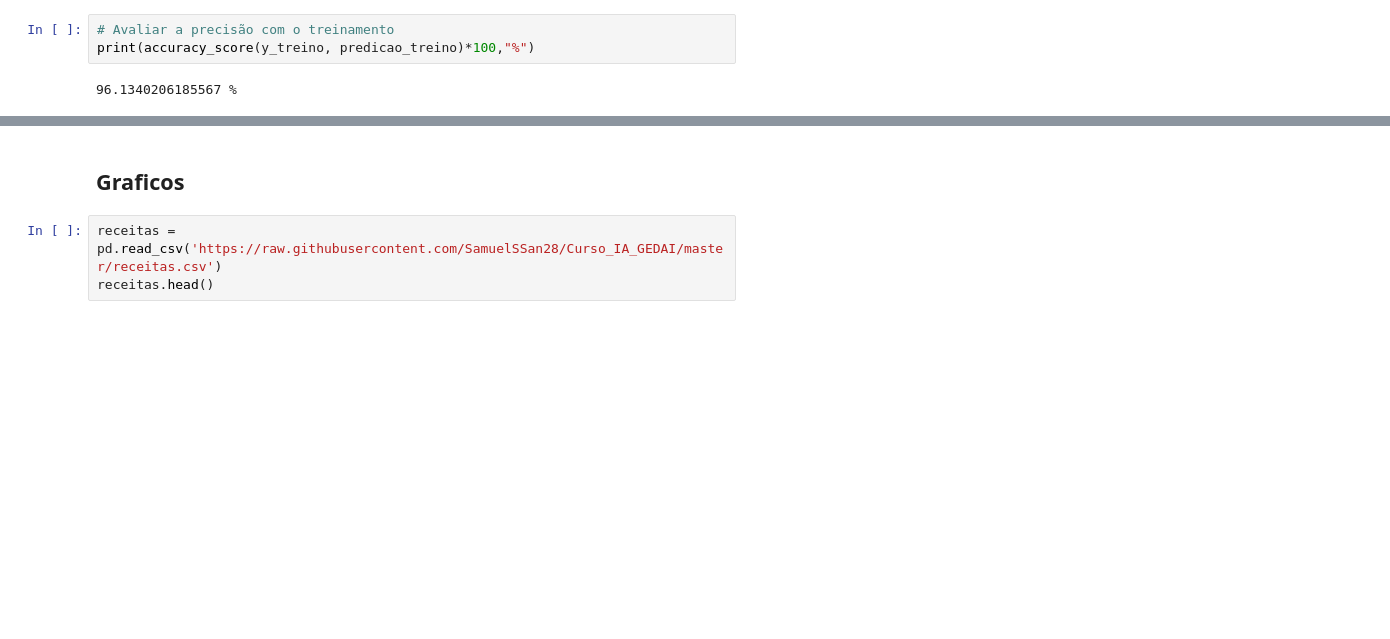
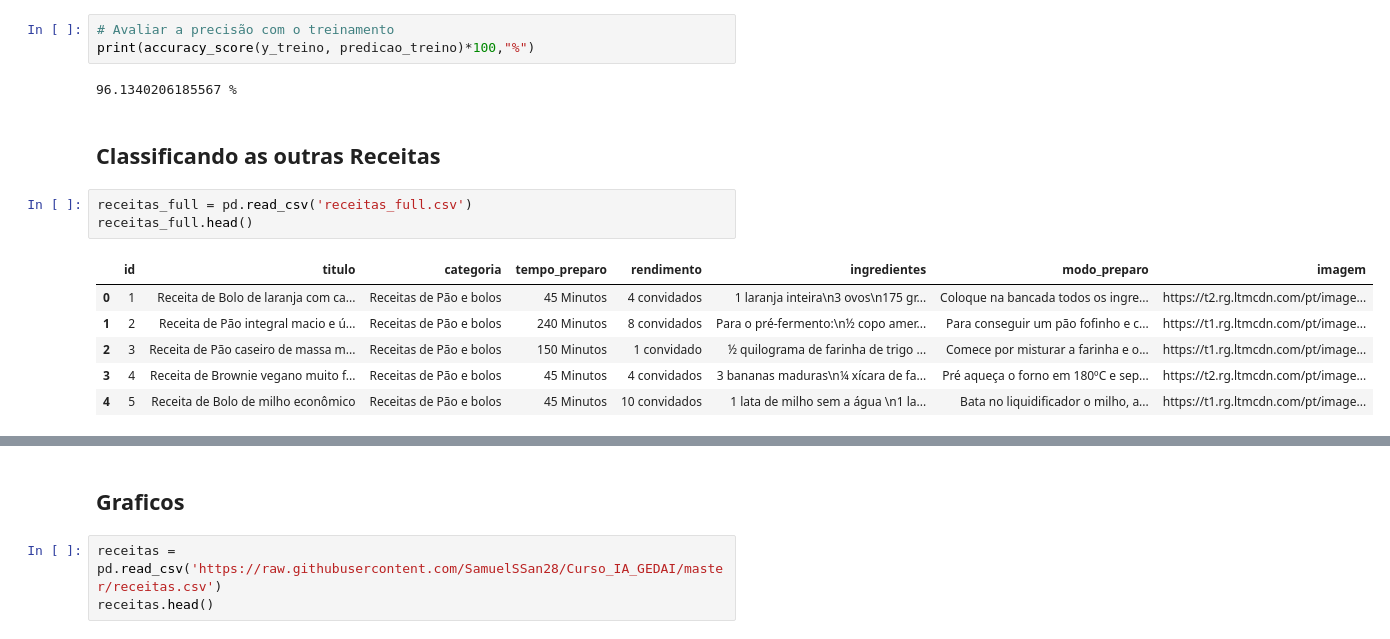
Before and after one commit to SamuelSSan28/Curso_IA_GEDAI, a Jupyter notebook: Processamento_de_Dataset.ipynb, the cells around one changed output, grey strips where cells are left out. Saved outputs shown, nothing was run; the diff lists cells and outputs as text; blank space fills up the shorter version.

Commit message:
Classificando outra base de dados

```diff
--- a/Processamento_de_Dataset.ipynb
+++ b/Processamento_de_Dataset.ipynb
@@ -135,3 +135,15 @@ predicao_treino = modelo_tree_receitas.predict(x_treino)
 print(accuracy_score(y_treino, predicao_treino)*100,"%")
 # %% [output]
 96.1340206185567 %
+# %% [markdown]
+## Classificando as outras Receitas
+# %%
+receitas_full = pd.read_csv('receitas_full.csv')
+receitas_full.head()
+# %% [output]
+|  | id | titulo | categoria | tempo_preparo | rendimento | ingredientes | modo_preparo | imagem |
+| 0 | 1 | Receita de Bolo de laranja com ca... | Receitas de Pão e bolos | 45 Minutos | 4 convidados | 1 laranja inteira\n3 ovos\n175 gr... | Coloque na bancada todos os ingre... | https://t2.rg.ltmcdn.com/pt/image... |
+| 1 | 2 | Receita de Pão integral macio e ú... | Receitas de Pão e bolos | 240 Minutos | 8 convidados | Para o pré-fermento:\n½ copo amer... | Para conseguir um pão fofinho e c... | https://t1.rg.ltmcdn.com/pt/image... |
+| 2 | 3 | Receita de Pão caseiro de massa m... | Receitas de Pão e bolos | 150 Minutos | 1 convidado | ½ quilograma de farinha de trigo ... | Comece por misturar a farinha e o... | https://t1.rg.ltmcdn.com/pt/image... |
+| 3 | 4 | Receita de Brownie vegano muito f... | Receitas de Pão e bolos | 45 Minutos | 4 convidados | 3 bananas maduras\n¼ xícara de fa... | Pré aqueça o forno em 180ºC e sep... | https://t2.rg.ltmcdn.com/pt/image... |
+| 4 | 5 | Receita de Bolo de milho econômico | Receitas de Pão e bolos | 45 Minutos | 10 convidados | 1 lata de milho sem a água \n1 la... | Bata no liquidificador o milho, a... | https://t1.rg.ltmcdn.com/pt/image... |
```
Also changed, not shown: parts of 7 cells of this notebook.
